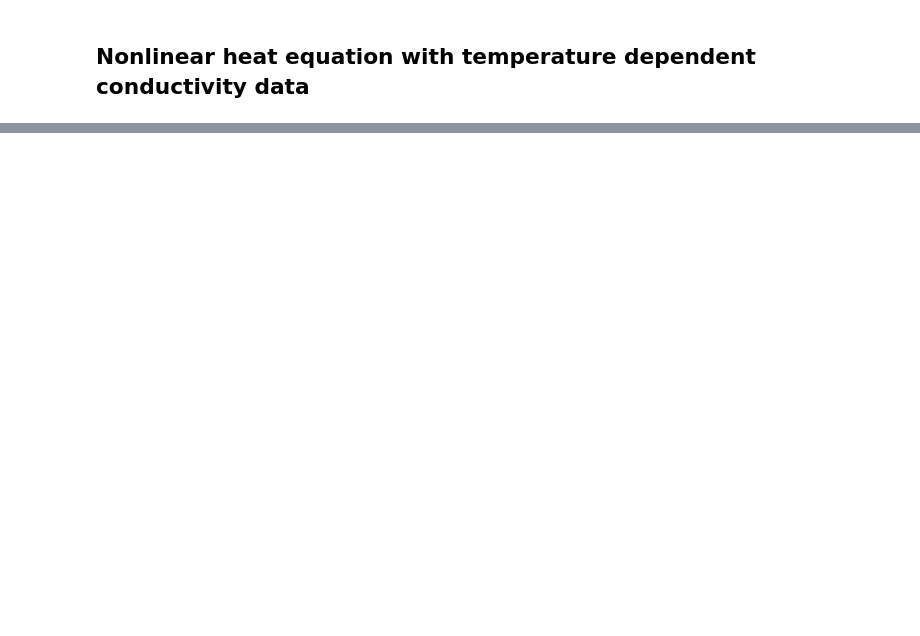
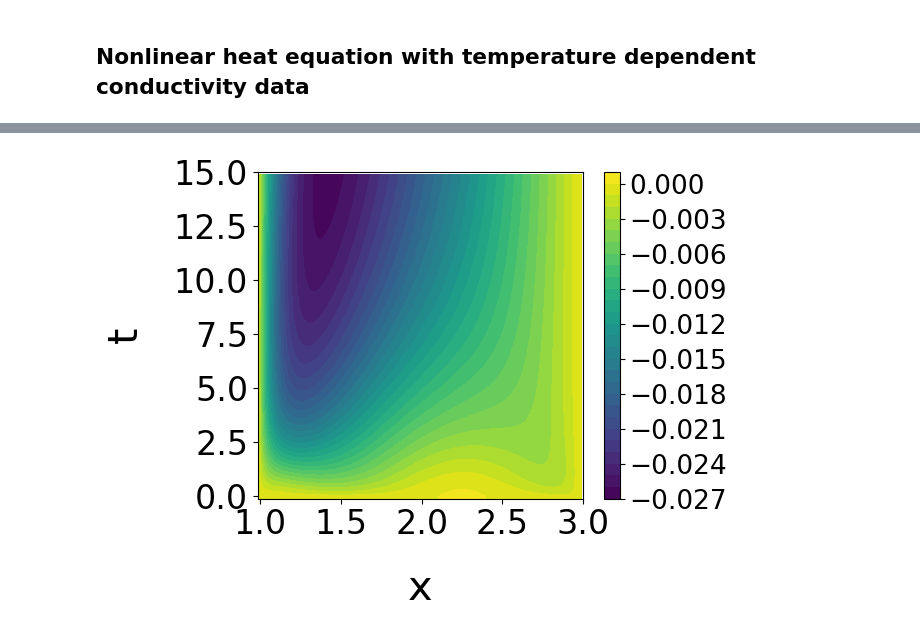
Before and after one commit to tabishhub/adam_d3s, a Jupyter notebook: SINDy_PDEs/pde_dataset_generator.ipynb, the cells around one changed output, grey strips where cells are left out. Drawn from its saved outputs; the diff is of its cells as text; code cells hidden in the pictures; blank space fills up the shorter version.

```diff
--- a/SINDy_PDEs/pde_dataset_generator.ipynb
+++ b/SINDy_PDEs/pde_dataset_generator.ipynb
@@ -120,3 +123,26 @@ np.linalg.norm(U_orig - U_disc, 'fro')
+# %%
+plt.figure()  # Set figure size to allow for more space
+
+# Create the contour plot
+contour = plt.contourf(X, T, (U_disc - U_orig).T, levels=30, cmap='viridis')
+cbar = plt.colorbar(contour)  # Add a color bar for reference
+
+# Customize colorbar tick labels
+for t in cbar.ax.get_yticklabels():
+    t.set_fontsize(19)
+
+# Add axis labels, ticks, and other formatting
+plt.ylabel('t', fontsize=30, labelpad=20)  # labelpad for extra padding
+plt.xlabel('x', fontsize=30, labelpad=20)
+plt.xticks(np.linspace(1, 3, 5), fontsize=24)
+plt.yticks(np.linspace(0, 15, 7), fontsize=24)
+
+# Adjust layout to prevent labels from being cut off
+plt.tight_layout()
+plt.savefig('C:/Users/tabis/OneDrive - University of Edinburgh/Desktop/publications/data_driven_dynamical_systems/SINDy_PDEs/figures/pde_error_contour.pdf')
+plt.show()
+# %% [output]
+[figure, added]
 # %%
 # Saving the data
 
```
Also changed, not shown: parts of 4 cells of this notebook, 3 other files.
